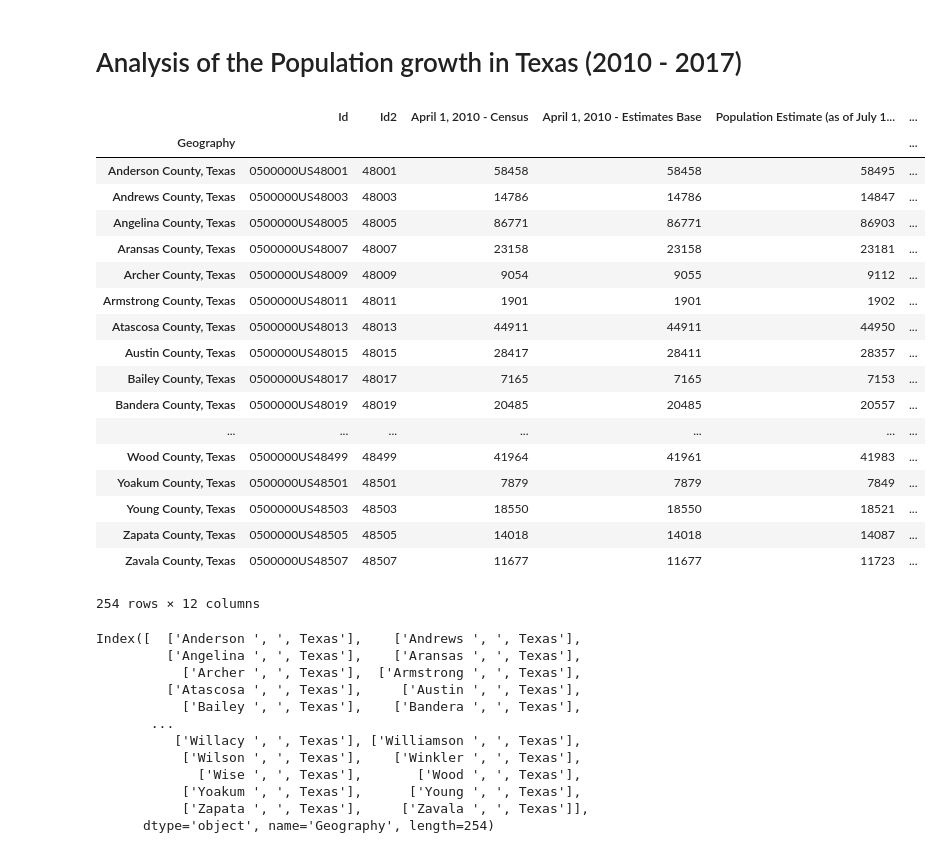
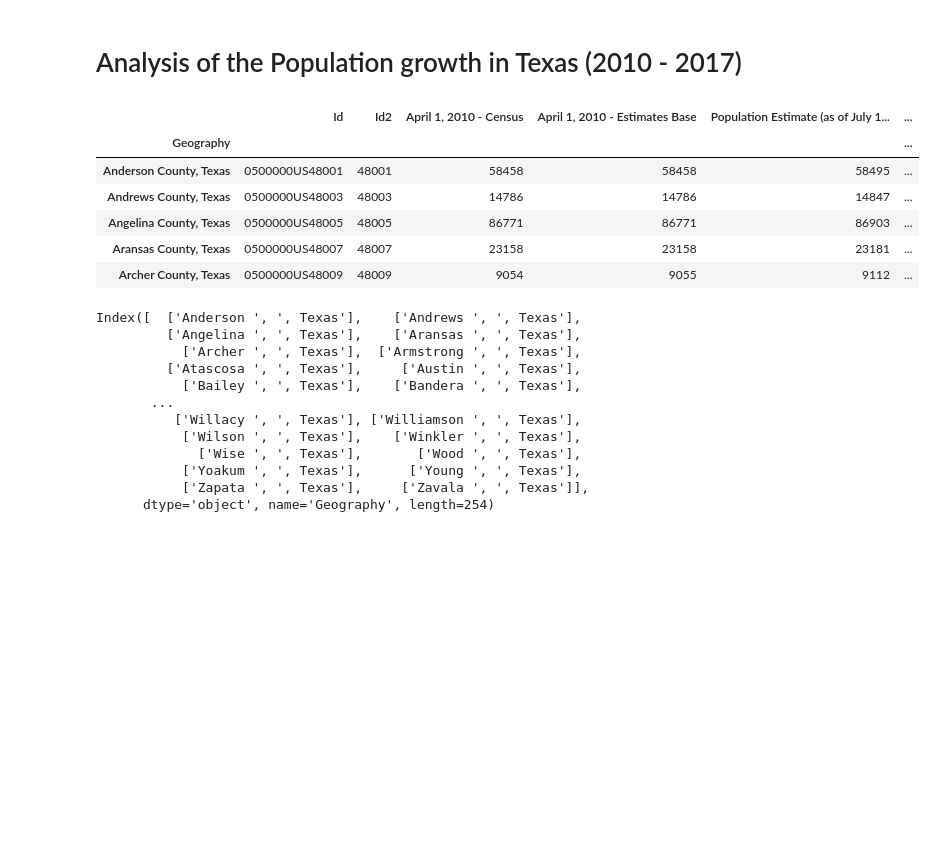
Before and after one commit to sjoseph1848/TexasPopPolitics, a Jupyter notebook: Texas_Pop_Data.ipynb, the cells around one changed output. Cells and saved outputs as stored; diff of their text form; code cells hidden in the pictures; blank space fills up the shorter version.

```diff
--- a/Texas_Pop_Data.ipynb
+++ b/Texas_Pop_Data.ipynb
@@ -13,27 +13,15 @@ import pandas as pd
 # Analysis of the Population growth in Texas (2010 - 2017)
 # %%
 census_10_17 = pd.read_csv('PEP_2017_PEPANNRES_with_ann.csv',index_col=2,skiprows=1)
-census_10_17
+census_10_17.head()
 # %% [output]
 |  | Id | Id2 | April 1, 2010 - Census | April 1, 2010 - Estimates Base | Population Estimate (as of July 1... | ... |
 | Geography |  |  |  |  |  | ... |
 | Anderson County, Texas | 0500000US48001 | 48001 | 58458 | 58458 | 58495 | ... |
 | Andrews County, Texas | 0500000US48003 | 48003 | 14786 | 14786 | 14847 | ... |
 | Angelina County, Texas | 0500000US48005 | 48005 | 86771 | 86771 | 86903 | ... |
 | Aransas County, Texas | 0500000US48007 | 48007 | 23158 | 23158 | 23181 | ... |
 | Archer County, Texas | 0500000US48009 | 48009 | 9054 | 9055 | 9112 | ... |
-| Armstrong County, Texas | 0500000US48011 | 48011 | 1901 | 1901 | 1902 | ... |
-| Atascosa County, Texas | 0500000US48013 | 48013 | 44911 | 44911 | 44950 | ... |
-| Austin County, Texas | 0500000US48015 | 48015 | 28417 | 28411 | 28357 | ... |
-| Bailey County, Texas | 0500000US48017 | 48017 | 7165 | 7165 | 7153 | ... |
-| Bandera County, Texas | 0500000US48019 | 48019 | 20485 | 20485 | 20557 | ... |
-| ... | ... | ... | ... | ... | ... | ... |
-| Wood County, Texas | 0500000US48499 | 48499 | 41964 | 41961 | 41983 | ... |
-| Yoakum County, Texas | 0500000US48501 | 48501 | 7879 | 7879 | 7849 | ... |
-| Young County, Texas | 0500000US48503 | 48503 | 18550 | 18550 | 18521 | ... |
-| Zapata County, Texas | 0500000US48505 | 48505 | 14018 | 14018 | 14087 | ... |
-| Zavala County, Texas | 0500000US48507 | 48507 | 11677 | 11677 | 11723 | ... |
-254 rows × 12 columns
 # %%
 names_ids = census_10_17.index.str.split('County')
 print(names_ids)
```
Also changed, not shown: parts of 12 cells of this notebook, 4 other files.
